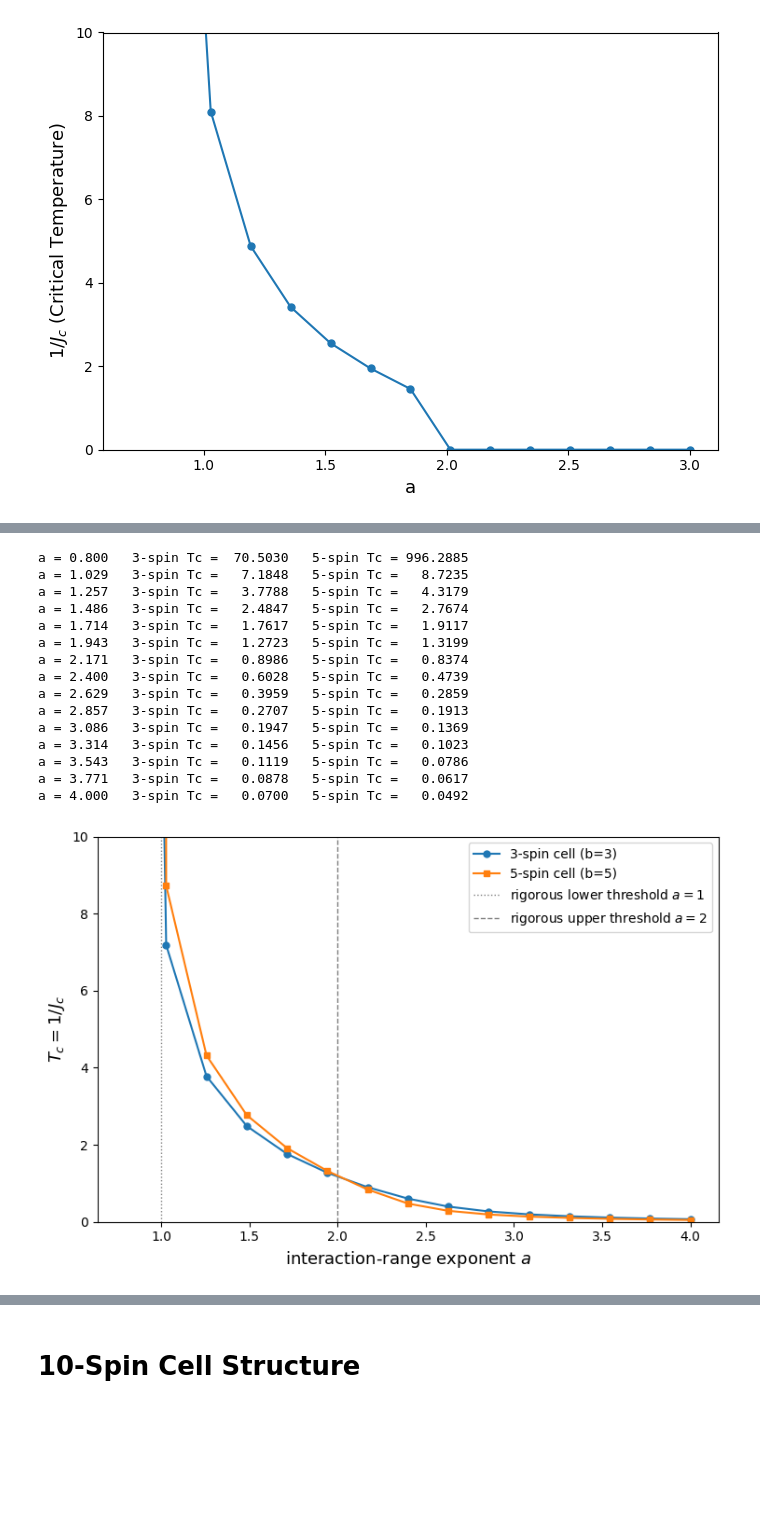
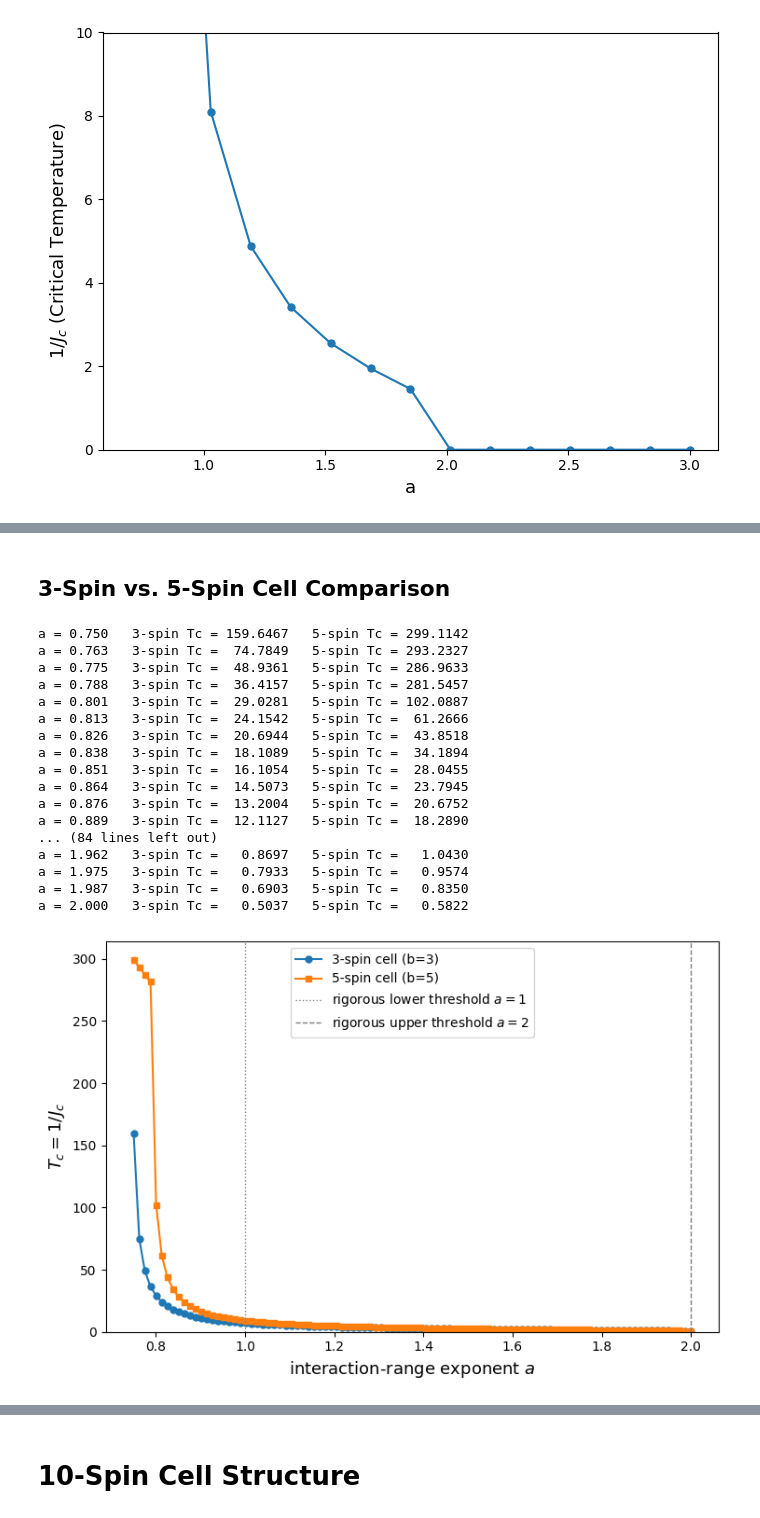
Before and after one commit to erbilcanartun/long-range-ising-chain, a Jupyter notebook: notebooks/5-spin_cell.ipynb, the cells around one changed output, grey strips where cells are left out. Drawn from its saved outputs; the diff is of its cells as text; code cells hidden in the pictures; blank space fills up the shorter version.

```diff
--- a/notebooks/5-spin_cell.ipynb
+++ b/notebooks/5-spin_cell.ipynb
@@ -309,7 +309,7 @@ import matplotlib.pyplot as plt
 # These come from the 5-spin module/notebook cell defined earlier
 # from your_5spin_module import find_Jc_5
 
-a_vals = np.linspace(0.7, 3, 15)
+a_vals = np.linspace(0.75, 3, 50)
 Jc_vals_5 = []
 Tc_vals_5 = []
 
@@ -392,59 +356,62 @@ plt.show()
+# %% [markdown]
+## 3-Spin vs. 5-Spin Cell Comparison
 # %%
 # ============================================================
 # Side-by-side: 3-spin vs 5-spin critical lines
 # ============================================================
 
-from renormalization import find_Jc                  # your 3-spin
+from renormalization import find_Jc # your 3-spin
 
-a_vals = np.linspace(0.8, 4, 15)
+a_vals = np.linspace(0.75, 2, 100)
 
 Jc_3, Tc_3 = [], []
 Jc_5, Tc_5 = [], []
 
 for a in a_vals:
     jc3 = find_Jc(
         a=a, Jlow=1e-3, Jhigh=1e3,
         max_steps=5, max_dist_final=20,
         tol=1e-5, growth_threshold=1e3, decay_threshold=1e-3
     )
     jc5 = find_Jc_5(
         a=a, Jlow=1e-3, Jhigh=1e3,
         max_steps=5, max_dist_final=20,
         tol=1e-5, growth_threshold=1e3, decay_threshold=1e-3
     )
     Jc_3.append(jc3); Tc_3.append(1.0 / jc3)
     Jc_5.append(jc5); Tc_5.append(1.0 / jc5)
     print(f"a = {a:.3f}   3-spin Tc = {1/jc3:8.4f}   5-spin Tc = {1/jc5:8.4f}")
 
 Tc_3 = np.array(Tc_3)
 Tc_5 = np.array(Tc_5)
 
 plt.figure(figsize=(7.5, 5))
 plt.plot(a_vals, Tc_3, 'o-', ms=5, label="3-spin cell (b=3)")
 plt.plot(a_vals, Tc_5, 's-', ms=5, label="5-spin cell (b=5)")
-plt.plot(ipek[::,0], ipek[::,1], 'ro-', ms=5, label="ipek")
 plt.axvline(1.0, color='gray', ls=':', lw=1, label="rigorous lower threshold $a=1$")
 plt.axvline(2.0, color='gray', ls='--', lw=1, label="rigorous upper threshold $a=2$")
-plt.ylim(0, 10)
+plt.ylim(0, None)
 plt.xlabel(r"interaction-range exponent $a$", fontsize=13)
 plt.ylabel(r"$T_c = 1/J_c$", fontsize=13)
 plt.legend(fontsize=10)
 plt.tight_layout()
 plt.show()
 # %% [output]
-a = 0.800   3-spin Tc =  70.5030   5-spin Tc = 996.2885
-a = 1.029   3-spin Tc =   7.1848   5-spin Tc =   8.7235
-a = 1.257   3-spin Tc =   3.7788   5-spin Tc =   4.3179
-a = 1.486   3-spin Tc =   2.4847   5-spin Tc =   2.7674
-a = 1.714   3-spin Tc =   1.7617   5-spin Tc =   1.9117
-a = 1.943   3-spin Tc =   1.2723   5-spin Tc =   1.3199
-a = 2.171   3-spin Tc =   0.8986   5-spin Tc =   0.8374
-a = 2.400   3-spin Tc =   0.6028   5-spin Tc =   0.4739
-a = 2.629   3-spin Tc =   0.3959   5-spin Tc =   0.2859
-a = 2.857   3-spin Tc =   0.2707   5-spin Tc =   0.1913
-a = 3.086   3-spin Tc =   0.1947   5-spin Tc =   0.1369
-a = 3.314   3-spin Tc =   0.1456   5-spin Tc =   0.1023
-a = 3.543   3-spin Tc =   0.1119   5-spin Tc =   0.0786
-a = 3.771   3-spin Tc =   0.0878   5-spin Tc =   0.0617
-a = 4.000   3-spin Tc =   0.0700   5-spin Tc =   0.0492
+a = 0.750   3-spin Tc = 159.6467   5-spin Tc = 299.1142
+a = 0.763   3-spin Tc =  74.7849   5-spin Tc = 293.2327
+a = 0.775   3-spin Tc =  48.9361   5-spin Tc = 286.9633
+a = 0.788   3-spin Tc =  36.4157   5-spin Tc = 281.5457
+a = 0.801   3-spin Tc =  29.0281   5-spin Tc = 102.0887
+a = 0.813   3-spin Tc =  24.1542   5-spin Tc =  61.2666
+a = 0.826   3-spin Tc =  20.6944   5-spin Tc =  43.8518
+a = 0.838   3-spin Tc =  18.1089   5-spin Tc =  34.1894
+a = 0.851   3-spin Tc =  16.1054   5-spin Tc =  28.0455
+a = 0.864   3-spin Tc =  14.5073   5-spin Tc =  23.7945
+a = 0.876   3-spin Tc =  13.2004   5-spin Tc =  20.6752
+a = 0.889   3-spin Tc =  12.1127   5-spin Tc =  18.2890
+... (84 lines left out)
+a = 1.962   3-spin Tc =   0.8697   5-spin Tc =   1.0430
+a = 1.975   3-spin Tc =   0.7933   5-spin Tc =   0.9574
+a = 1.987   3-spin Tc =   0.6903   5-spin Tc =   0.8350
+a = 2.000   3-spin Tc =   0.5037   5-spin Tc =   0.5822
-[figure, old version]
+[figure, new version]
```
Also changed, not shown: parts of 3 cells of this notebook, 4 other files.
